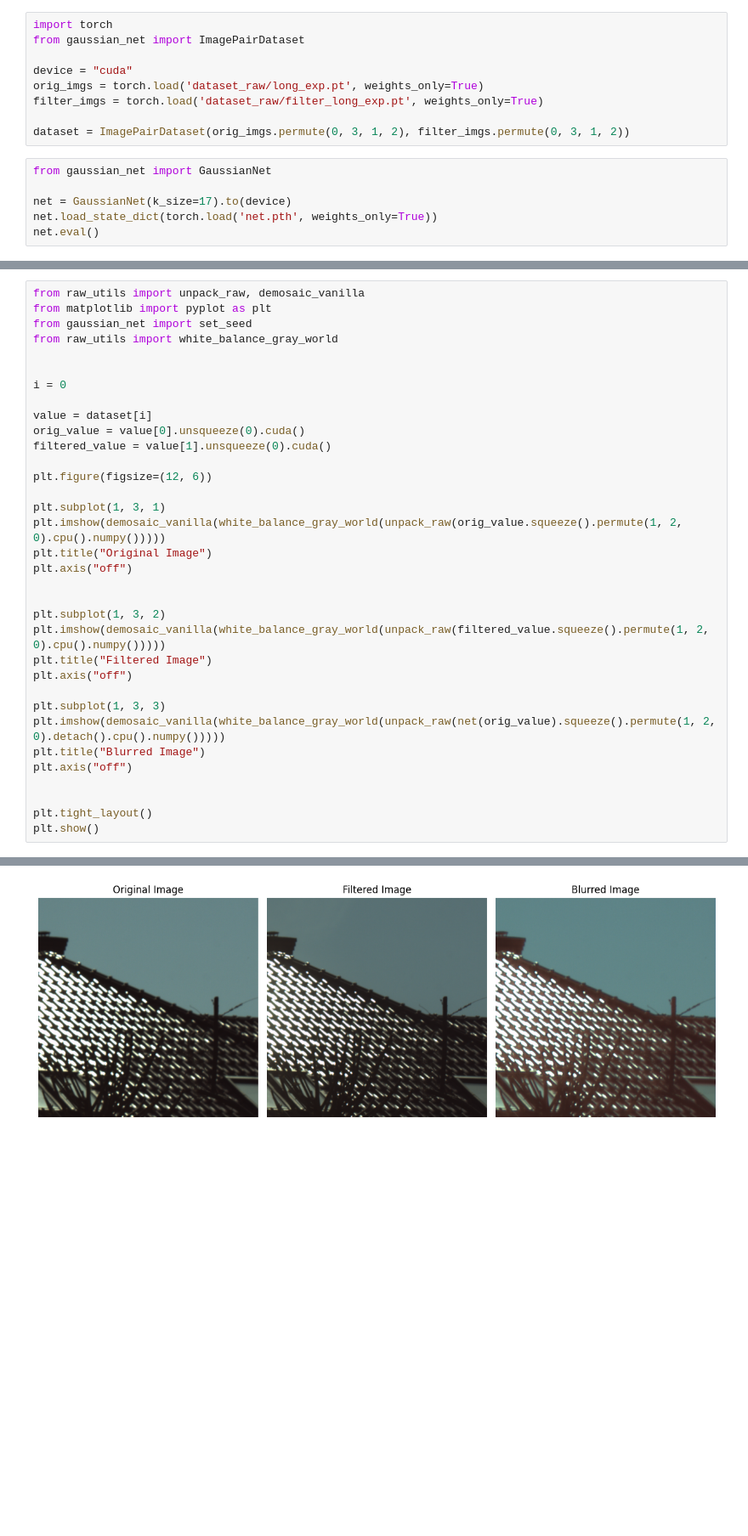
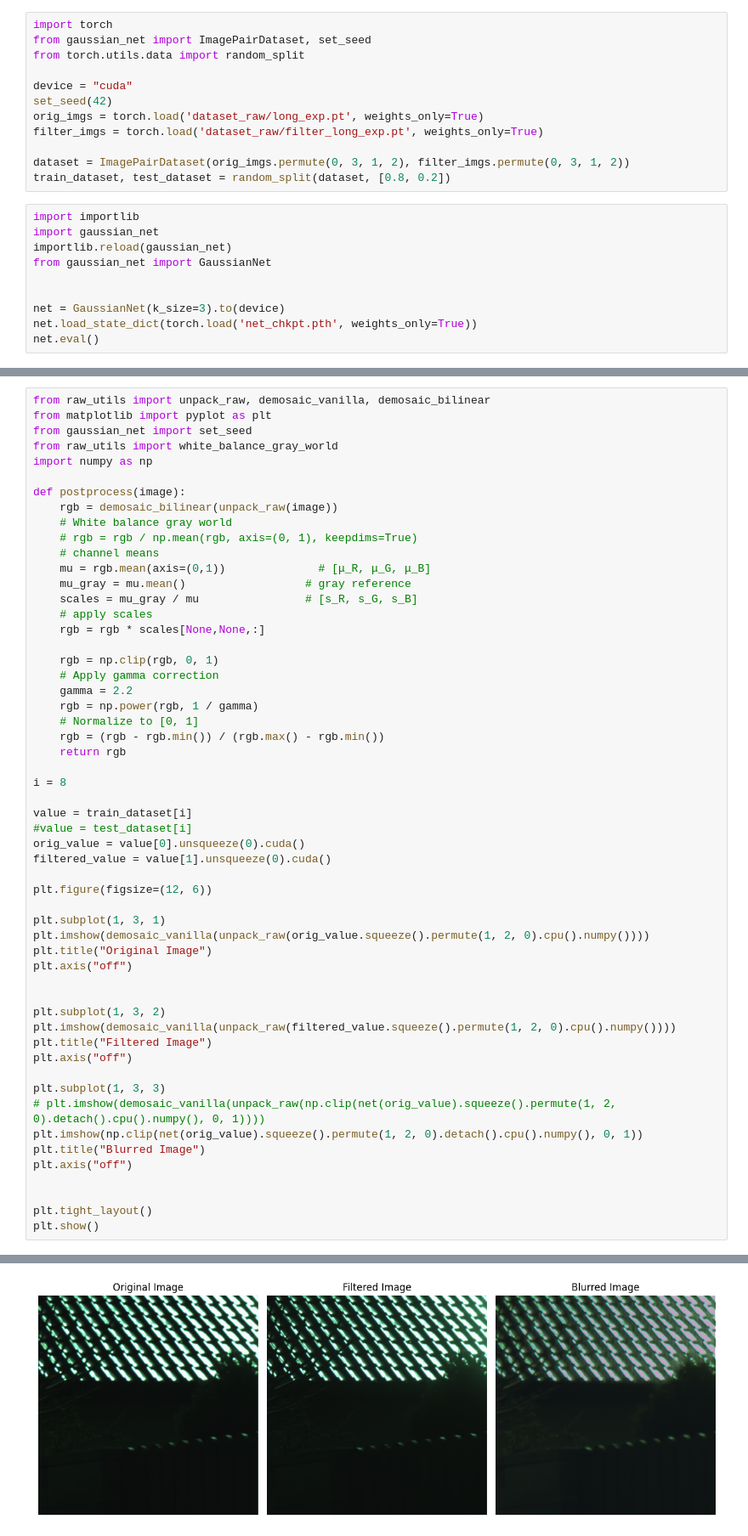
Before and after one commit to ewaMiazga/comp-photo-2025, a Jupyter notebook: test.ipynb, the cells around one changed output, grey strips where cells are left out. Shown at 85% size. Saved outputs shown, nothing was run; the diff lists cells and outputs as text; blank space fills up the shorter version.

Commit message:
save test.ipynb

```diff
--- a/test.ipynb
+++ b/test.ipynb
@@ -1,17 +1,24 @@
 # %%
 import torch
-from gaussian_net import ImagePairDataset
+from gaussian_net import ImagePairDataset, set_seed
+from torch.utils.data import random_split
 
 device = "cuda"
+set_seed(42)
 orig_imgs = torch.load('dataset_raw/long_exp.pt', weights_only=True)
 filter_imgs = torch.load('dataset_raw/filter_long_exp.pt', weights_only=True)
 
 dataset = ImagePairDataset(orig_imgs.permute(0, 3, 1, 2), filter_imgs.permute(0, 3, 1, 2))
+train_dataset, test_dataset = random_split(dataset, [0.8, 0.2])
 # %%
+import importlib
+import gaussian_net
+importlib.reload(gaussian_net)
 from gaussian_net import GaussianNet
 
-net = GaussianNet(k_size=17).to(device)
-net.load_state_dict(torch.load('net.pth', weights_only=True))
+
+net = GaussianNet(k_size=3).to(device)
+net.load_state_dict(torch.load('net_chkpt.pth', weights_only=True))
 net.eval()
 # %% [output]
 GaussianNet(
@@ -35,33 +42,54 @@ GaussianNet(
   (dec4): ConvTranspose2d(16, 4, kernel_size=(4, 4), stride=(2, 2), padding=(1, 1))
 )
 # %%
-from raw_utils import unpack_raw, demosaic_vanilla
+from raw_utils import unpack_raw, demosaic_vanilla, demosaic_bilinear
 from matplotlib import pyplot as plt
 from gaussian_net import set_seed
 from raw_utils import white_balance_gray_world
+import numpy as np
 
+def postprocess(image):
+    rgb = demosaic_bilinear(unpack_raw(image))
+    # White balance gray world
+    # rgb = rgb / np.mean(rgb, axis=(0, 1), keepdims=True)
+    # channel means
+    mu = rgb.mean(axis=(0,1))              # [μ_R, μ_G, μ_B]
+    mu_gray = mu.mean()                  # gray reference
+    scales = mu_gray / mu                # [s_R, s_G, s_B]
+    # apply scales
+    rgb = rgb * scales[None,None,:]
 
-i = 0
+    rgb = np.clip(rgb, 0, 1)
+    # Apply gamma correction
+    gamma = 2.2
+    rgb = np.power(rgb, 1 / gamma)
+    # Normalize to [0, 1]
+    rgb = (rgb - rgb.min()) / (rgb.max() - rgb.min())
+    return rgb
 
-value = dataset[i]
+i = 8
+
+value = train_dataset[i]
+#value = test_dataset[i]
 orig_value = value[0].unsqueeze(0).cuda()
 filtered_value = value[1].unsqueeze(0).cuda()
 
 plt.figure(figsize=(12, 6))
 
 plt.subplot(1, 3, 1)
-plt.imshow(demosaic_vanilla(white_balance_gray_world(unpack_raw(orig_value.squeeze().permute(1, 2, 0).cpu().numpy()))))
+plt.imshow(demosaic_vanilla(unpack_raw(orig_value.squeeze().permute(1, 2, 0).cpu().numpy())))
 plt.title("Original Image")
 plt.axis("off")
 
 
 plt.subplot(1, 3, 2)
-plt.imshow(demosaic_vanilla(white_balance_gray_world(unpack_raw(filtered_value.squeeze().permute(1, 2, 0).cpu().numpy()))))
+plt.imshow(demosaic_vanilla(unpack_raw(filtered_value.squeeze().permute(1, 2, 0).cpu().numpy())))
 plt.title("Filtered Image")
 plt.axis("off")
 
 plt.subplot(1, 3, 3)
-plt.imshow(demosaic_vanilla(white_balance_gray_world(unpack_raw(net(orig_value).squeeze().permute(1, 2, 0).detach().cpu().numpy()))))
+# plt.imshow(demosaic_vanilla(unpack_raw(np.clip(net(orig_value).squeeze().permute(1, 2, 0).detach().cpu().numpy(), 0, 1))))
+plt.imshow(np.clip(net(orig_value).squeeze().permute(1, 2, 0).detach().cpu().numpy(), 0, 1))
 plt.title("Blurred Image")
 plt.axis("off")
 
@@ -82 +102 @@ Image size after demosaic_vanilla:  (512, 512, 3)
-[figure, old version]
+[figure, new version]
```
Also changed, not shown: parts of 3 cells of this notebook.
